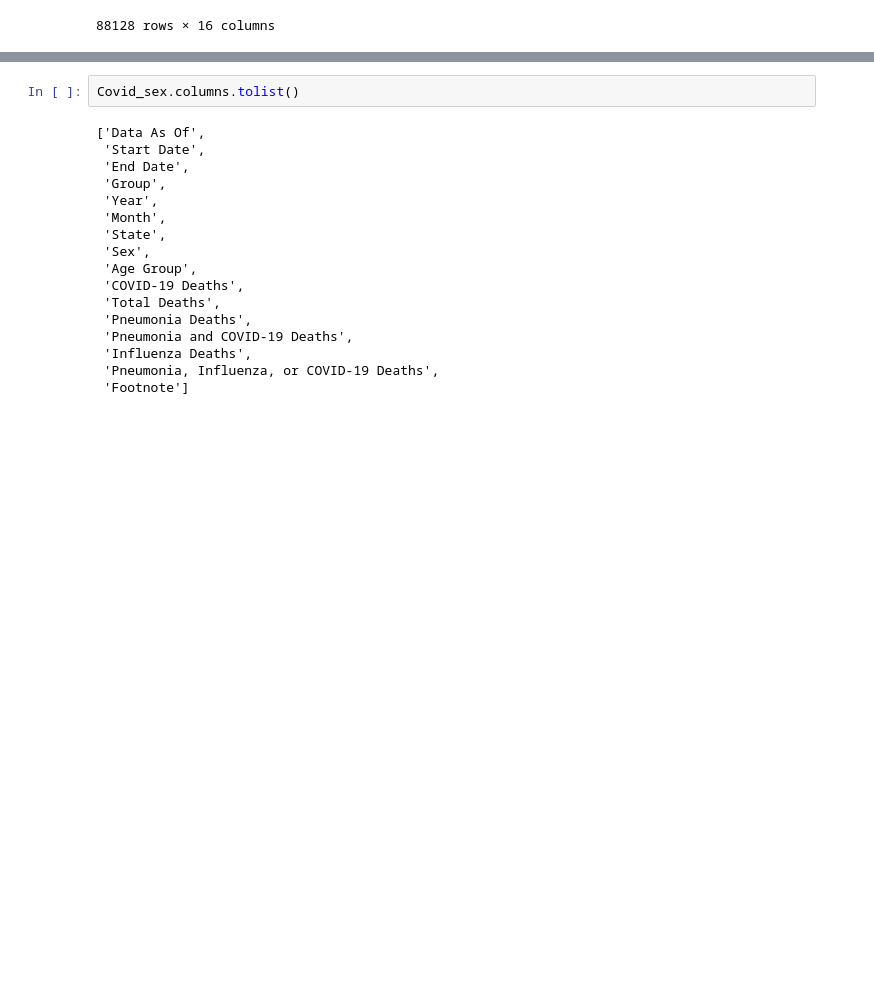
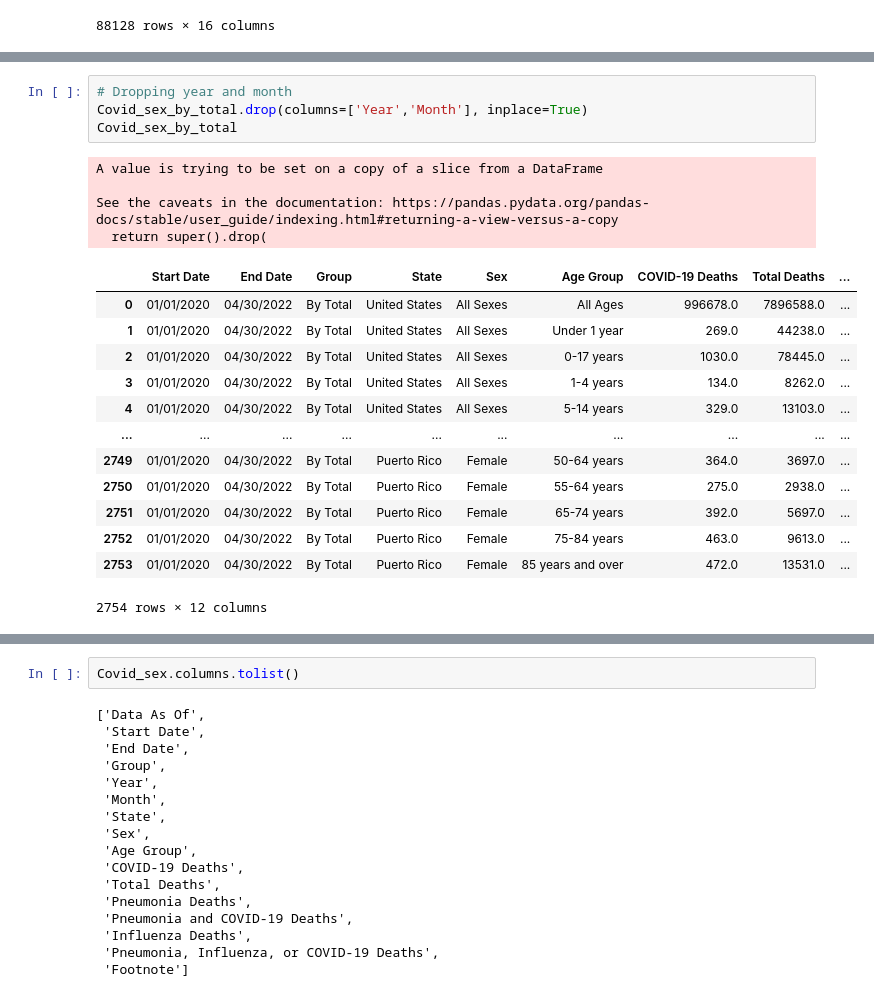
Before and after one commit to HartChrisT/Covid_Comorbidities, a Jupyter notebook: COVID_DataFrames.ipynb, the cells around one changed output, grey strips where cells are left out. Saved outputs shown, nothing was run; the diff lists cells and outputs as text; blank space fills up the shorter version.

```diff
--- a/COVID_DataFrames.ipynb
+++ b/COVID_DataFrames.ipynb
@@ -59,0 +91,22 @@ Covid_sex
+# %%
+# Dropping year and month
+Covid_sex_by_total.drop(columns=['Year','Month'], inplace=True)
+Covid_sex_by_total
+# %% [output]
+A value is trying to be set on a copy of a slice from a DataFrame
+
+See the caveats in the documentation: https://pandas.pydata.org/pandas-docs/stable/user_guide/indexing.html#returning-a-view-versus-a-copy
+  return super().drop(
+|  | Start Date | End Date | Group | State | Sex | Age Group | COVID-19 Deaths | Total Deaths | ... |
+| 0 | 01/01/2020 | 04/30/2022 | By Total | United States | All Sexes | All Ages | 996678.0 | 7896588.0 | ... |
+| 1 | 01/01/2020 | 04/30/2022 | By Total | United States | All Sexes | Under 1 year | 269.0 | 44238.0 | ... |
+| 2 | 01/01/2020 | 04/30/2022 | By Total | United States | All Sexes | 0-17 years | 1030.0 | 78445.0 | ... |
+| 3 | 01/01/2020 | 04/30/2022 | By Total | United States | All Sexes | 1-4 years | 134.0 | 8262.0 | ... |
+| 4 | 01/01/2020 | 04/30/2022 | By Total | United States | All Sexes | 5-14 years | 329.0 | 13103.0 | ... |
+| ... | ... | ... | ... | ... | ... | ... | ... | ... | ... |
+| 2749 | 01/01/2020 | 04/30/2022 | By Total | Puerto Rico | Female | 50-64 years | 364.0 | 3697.0 | ... |
+| 2750 | 01/01/2020 | 04/30/2022 | By Total | Puerto Rico | Female | 55-64 years | 275.0 | 2938.0 | ... |
+| 2751 | 01/01/2020 | 04/30/2022 | By Total | Puerto Rico | Female | 65-74 years | 392.0 | 5697.0 | ... |
+| 2752 | 01/01/2020 | 04/30/2022 | By Total | Puerto Rico | Female | 75-84 years | 463.0 | 9613.0 | ... |
+| 2753 | 01/01/2020 | 04/30/2022 | By Total | Puerto Rico | Female | 85 years and over | 472.0 | 13531.0 | ... |
+2754 rows × 12 columns
```
Also changed, not shown: parts of 7 cells of this notebook.
